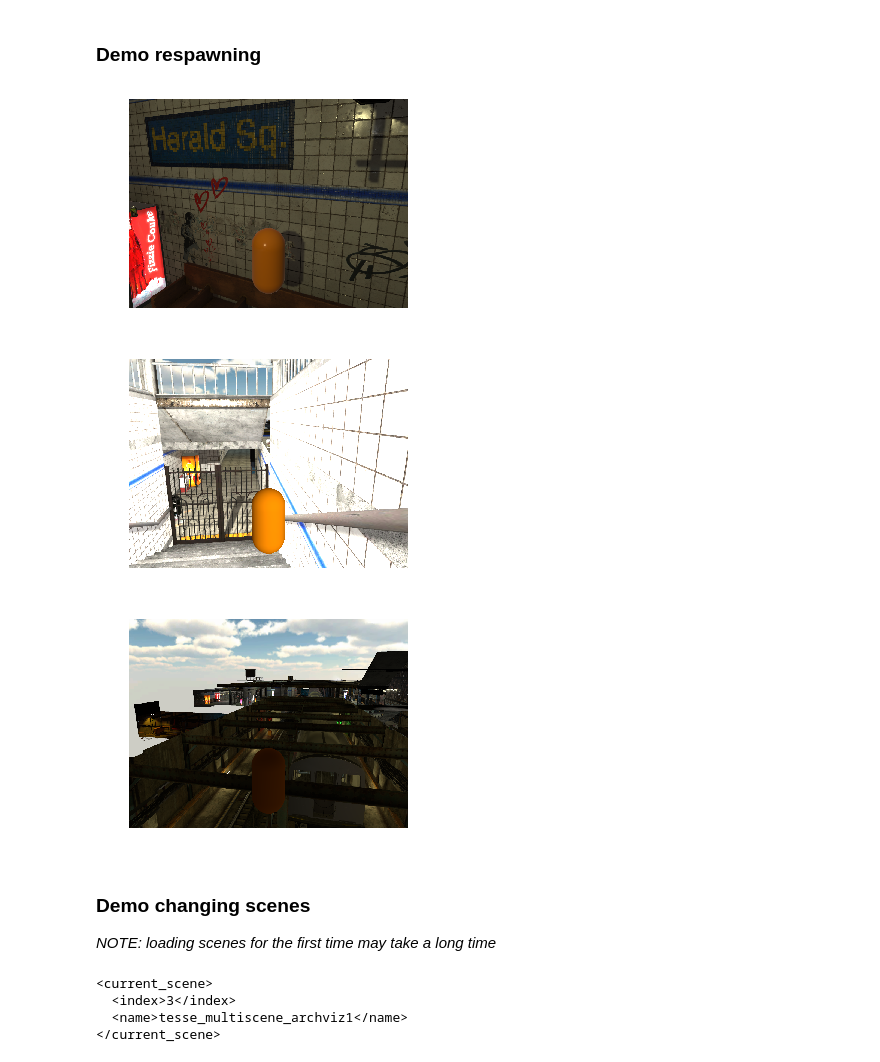
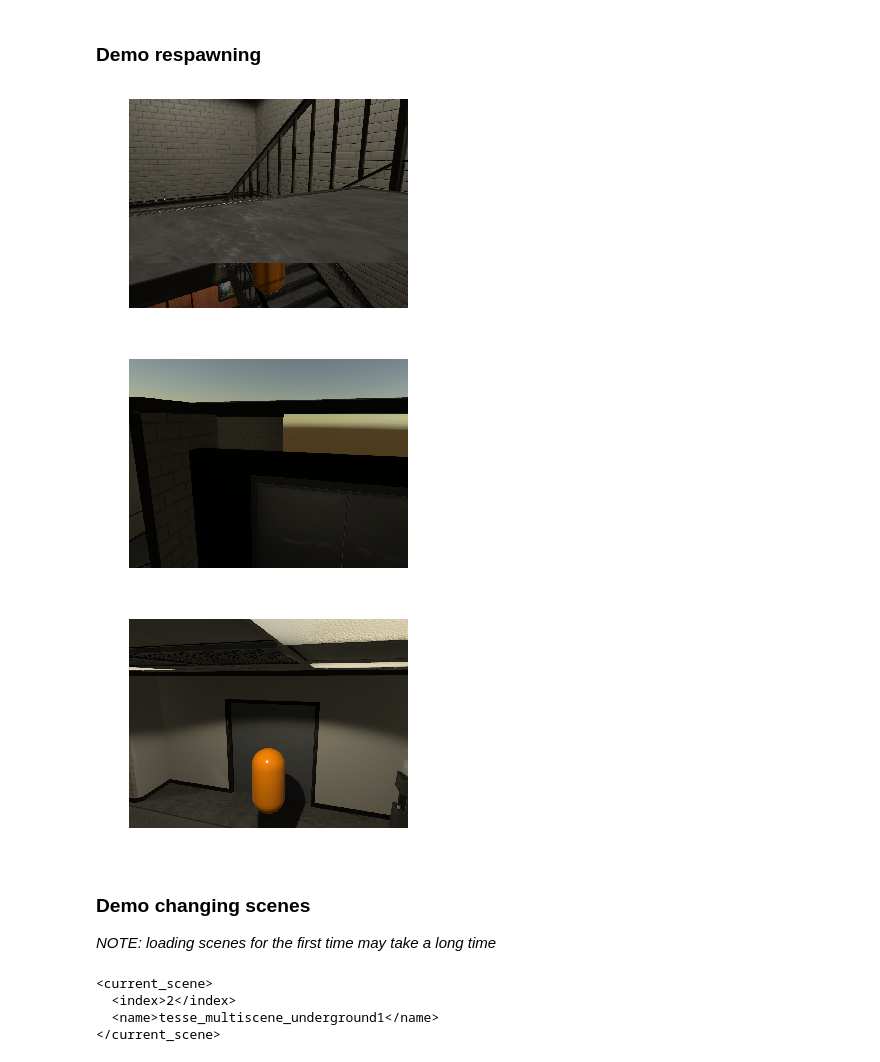
Before and after one commit to MIT-TESSE/tesse-interface, a Jupyter notebook: python_demonstration.ipynb, the cells around one changed output. Saved outputs shown, nothing was run; the diff lists cells and outputs as text; code cells hidden in the pictures.

```diff
--- a/python_demonstration.ipynb
+++ b/python_demonstration.ipynb
@@ -147,6 +159,8 @@ if response is not None:
 </camera_info>
 # %% [markdown]
 ### Demonstrate some camera manipulation
+# %%
+env = Env(simulation_ip, own_ip, request_port=9002, receive_port=9002)
 # %%
 # Reset 3rd person view to default
 _ = env.request(SetCameraParametersRequest(768, 1024, 90, Camera.THIRD_PERSON))
@@ -175,15 +189,17 @@ if response is not None:
 ### Demo respawning
 # %%
 for i in range(3):
+    env = Env(simulation_ip, own_ip, request_port=9000, receive_port=9000)
     env.send(Respawn())
+    env = Env(simulation_ip, own_ip, request_port=9002, receive_port=9002)
     response = env.request(DataRequest(cameras=[(Camera.THIRD_PERSON, Compression.OFF, Channels.THREE)]))
     if response is not None:
         plot(response)
     time.sleep(1)
 # %% [output]
-[figure, old version]
+[figure, new version]
-[figure, old version]
+[figure, new version]
-[figure, old version]
+[figure, new version]
 # %% [markdown]
 ### Demo changing scenes
 
@@ -191,11 +209,11 @@ for i in range(3):
 # %%
-scene_index = 3
+scene_index = 2
 
 response = env.request(SceneRequest(scene_index))
 if response is not None:
     print(response.data)
 # %% [output]
 <current_scene>
-  <index>3</index>
-  <name>tesse_multiscene_archviz1</name>
+  <index>2</index>
+  <name>tesse_multiscene_underground1</name>
 </current_scene>
```
Also changed, not shown: parts of 16 cells of this notebook.
